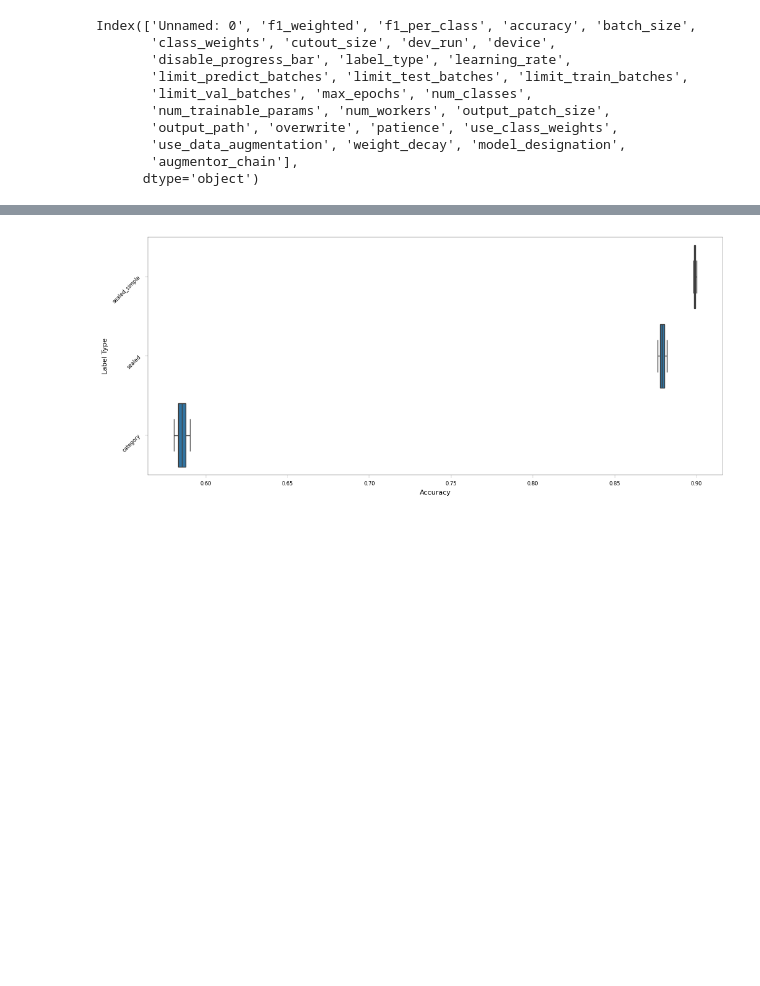
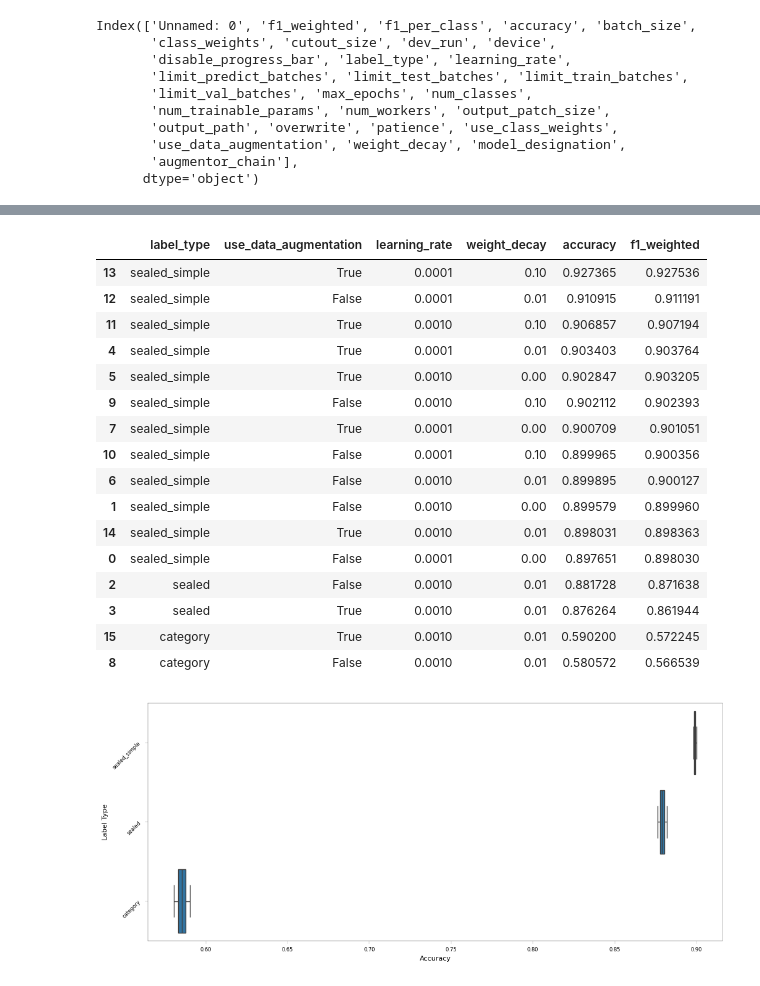
Before and after one commit to juliankraft/TermPaper2_RasterClassification, a Jupyter notebook: code/analysis/visualizations.ipynb, the cells around one changed output, grey strips where cells are left out. Cells and saved outputs as stored; diff of their text form; code cells hidden in the pictures; blank space fills up the shorter version.

```diff
--- a/code/analysis/visualizations.ipynb
+++ b/code/analysis/visualizations.ipynb
@@ -919,3 +930,23 @@ data_label_type
+# %%
+data_for_latex_table
+# %% [output]
+|  | label_type | use_data_augmentation | learning_rate | weight_decay | accuracy | f1_weighted |
+| 13 | sealed_simple | True | 0.0001 | 0.10 | 0.927365 | 0.927536 |
+| 12 | sealed_simple | False | 0.0001 | 0.01 | 0.910915 | 0.911191 |
+| 11 | sealed_simple | True | 0.0010 | 0.10 | 0.906857 | 0.907194 |
+| 4 | sealed_simple | True | 0.0001 | 0.01 | 0.903403 | 0.903764 |
+| 5 | sealed_simple | True | 0.0010 | 0.00 | 0.902847 | 0.903205 |
+| 9 | sealed_simple | False | 0.0010 | 0.10 | 0.902112 | 0.902393 |
+| 7 | sealed_simple | True | 0.0001 | 0.00 | 0.900709 | 0.901051 |
+| 10 | sealed_simple | False | 0.0001 | 0.10 | 0.899965 | 0.900356 |
+| 6 | sealed_simple | False | 0.0010 | 0.01 | 0.899895 | 0.900127 |
+| 1 | sealed_simple | False | 0.0010 | 0.00 | 0.899579 | 0.899960 |
+| 14 | sealed_simple | True | 0.0010 | 0.01 | 0.898031 | 0.898363 |
+| 0 | sealed_simple | False | 0.0001 | 0.00 | 0.897651 | 0.898030 |
+| 2 | sealed | False | 0.0010 | 0.01 | 0.881728 | 0.871638 |
+| 3 | sealed | True | 0.0010 | 0.01 | 0.876264 | 0.861944 |
+| 15 | category | True | 0.0010 | 0.01 | 0.590200 | 0.572245 |
+| 8 | category | False | 0.0010 | 0.01 | 0.580572 | 0.566539 |
 # %%
 plt.figure(figsize=(12, 5))
 sns.boxplot(data=data_label_type, x='accuracy', y='label_type', orient='h')
```
Also changed, not shown: parts of 3 cells of this notebook, 2 other files.
